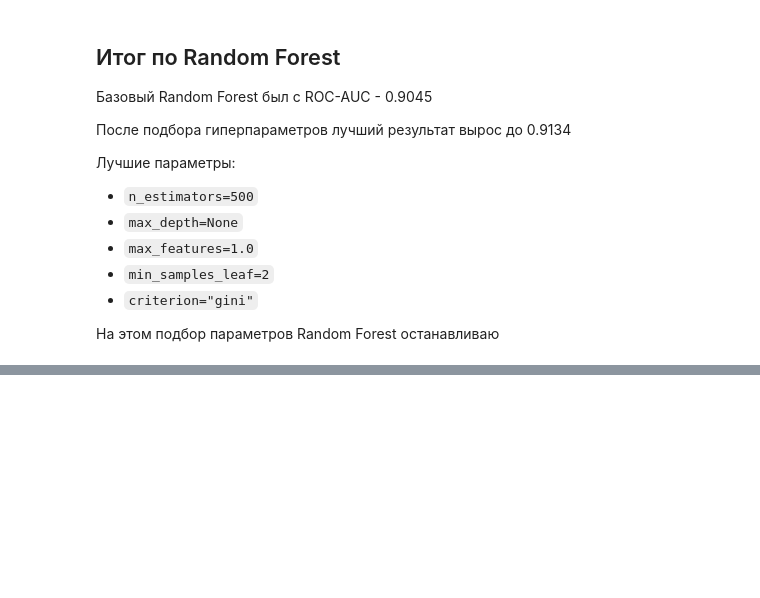
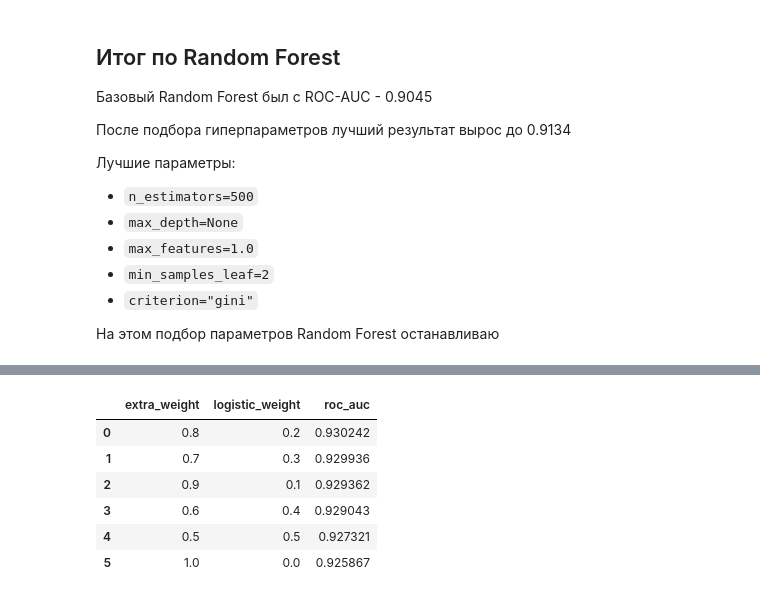
Before and after one commit to Frixlt/Intro_ML-lab3, a Jupyter notebook: experiments/sergey_eda_baseline.ipynb, the cells around one changed output, grey strips where cells are left out. Cells and saved outputs as stored; diff of their text form; code cells hidden in the pictures; blank space fills up the shorter version.

```diff
--- a/experiments/sergey_eda_baseline.ipynb
+++ b/experiments/sergey_eda_baseline.ipynb
@@ -380,0 +514,49 @@ pd.DataFrame([final_rf_result])
+# %%
+blend_results = []
+
+for logistic_weight in [
+   0.0,
+   0.1,
+   0.2,
+   0.3,
+   0.4,
+   0.5,
+]:
+
+   extra_weight = 1.0 - logistic_weight
+
+   probability = (
+       extra_weight * extra_probability
+       +
+       logistic_weight * logistic_probability
+   )
+
+   auc = roc_auc_score(
+       validation["target"],
+       probability
+   )
+
+   blend_results.append({
+       "extra_weight": extra_weight,
+       "logistic_weight": logistic_weight,
+       "roc_auc": auc,
+   })
+
+blend_df = (
+   pd.DataFrame(blend_results)
+   .sort_values(
+       "roc_auc",
+       ascending=False,
+   )
+   .reset_index(drop=True)
+)
+
+blend_df
+# %% [output]
+|  | extra_weight | logistic_weight | roc_auc |
+| 0 | 0.8 | 0.2 | 0.930242 |
+| 1 | 0.7 | 0.3 | 0.929936 |
+| 2 | 0.9 | 0.1 | 0.929362 |
+| 3 | 0.6 | 0.4 | 0.929043 |
+| 4 | 0.5 | 0.5 | 0.927321 |
+| 5 | 1.0 | 0.0 | 0.925867 |
```
Also changed, not shown: parts of 13 cells of this notebook.
